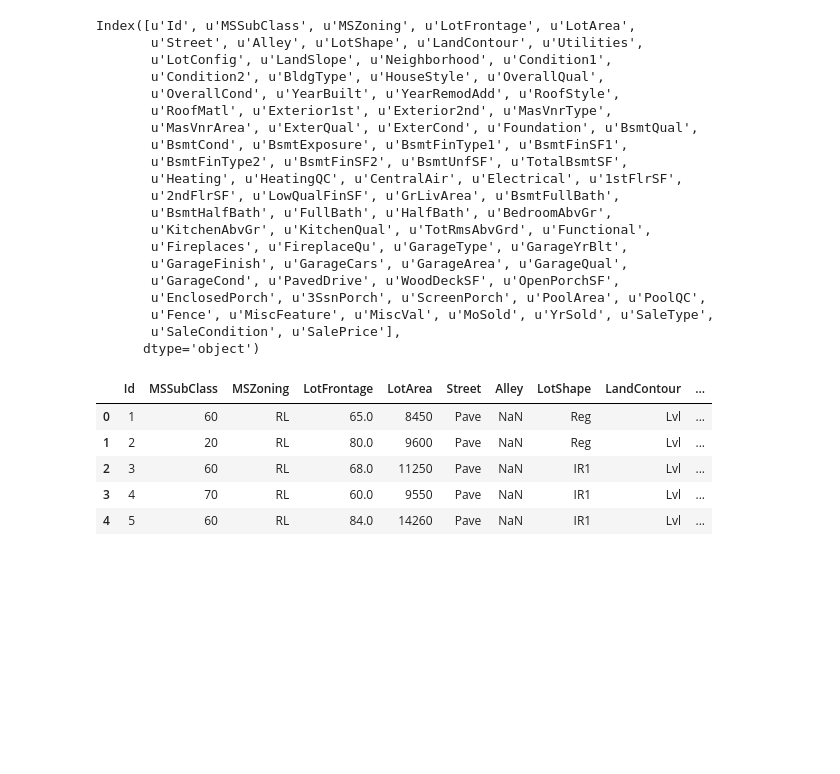
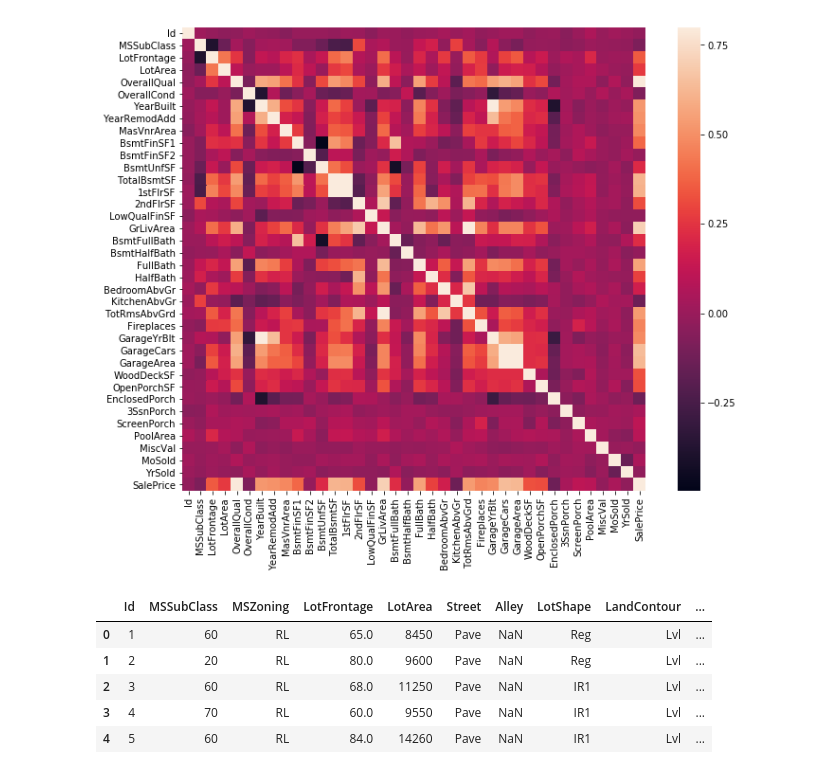
Before and after one commit to anologicon/house-sales-challenge, a Jupyter notebook: House Chalenge.ipynb, the cells around one changed output. Saved outputs shown, nothing was run; the diff lists cells and outputs as text; code cells hidden in the pictures; blank space fills up the shorter version.

```diff
--- a/House Chalenge.ipynb
+++ b/House Chalenge.ipynb
@@ -1,37 +1,34 @@
 # %%
 # Code you have previously used to load data
 import pandas as pd
 import numpy as np
+import seaborn as sns
+import matplotlib.pyplot as plt
 import sys
+from sklearn.tree import DecisionTreeRegressor
+from sklearn.metrics import mean_absolute_error
+
+def get_mae(max_leaf_nodes, train_X, val_X, train_y, val_y):
+    model = DecisionTreeRegressor(max_leaf_nodes=max_leaf_nodes, random_state=0)
+    model.fit(train_X, train_y)
+    preds_val = model.predict(val_X)
+    mae = mean_absolute_error(val_y, preds_val)
+    return(mae)
 
 pd.set_option('display.max_columns', 200)
 
 iowa_file_path = './train.csv'
 
 home_data = pd.read_csv(iowa_file_path)
 
 home_data.columns
+
+
+corrmat = home_data.corr()
+f, ax = plt.subplots(figsize=(12, 9))
+sns.heatmap(corrmat, vmax=.8, square=True);
 # %% [output]
-Index([u'Id', u'MSSubClass', u'MSZoning', u'LotFrontage', u'LotArea',
-       u'Street', u'Alley', u'LotShape', u'LandContour', u'Utilities',
-       u'LotConfig', u'LandSlope', u'Neighborhood', u'Condition1',
-       u'Condition2', u'BldgType', u'HouseStyle', u'OverallQual',
-       u'OverallCond', u'YearBuilt', u'YearRemodAdd', u'RoofStyle',
-       u'RoofMatl', u'Exterior1st', u'Exterior2nd', u'MasVnrType',
-       u'MasVnrArea', u'ExterQual', u'ExterCond', u'Foundation', u'BsmtQual',
-       u'BsmtCond', u'BsmtExposure', u'BsmtFinType1', u'BsmtFinSF1',
-       u'BsmtFinType2', u'BsmtFinSF2', u'BsmtUnfSF', u'TotalBsmtSF',
-       u'Heating', u'HeatingQC', u'CentralAir', u'Electrical', u'1stFlrSF',
-       u'2ndFlrSF', u'LowQualFinSF', u'GrLivArea', u'BsmtFullBath',
-       u'BsmtHalfBath', u'FullBath', u'HalfBath', u'BedroomAbvGr',
-       u'KitchenAbvGr', u'KitchenQual', u'TotRmsAbvGrd', u'Functional',
-       u'Fireplaces', u'FireplaceQu', u'GarageType', u'GarageYrBlt',
-       u'GarageFinish', u'GarageCars', u'GarageArea', u'GarageQual',
-       u'GarageCond', u'PavedDrive', u'WoodDeckSF', u'OpenPorchSF',
-       u'EnclosedPorch', u'3SsnPorch', u'ScreenPorch', u'PoolArea', u'PoolQC',
-       u'Fence', u'MiscFeature', u'MiscVal', u'MoSold', u'YrSold', u'SaleType',
-       u'SaleCondition', u'SalePrice'],
-      dtype='object')
+[figure, added]
 # %%
 home_data.head()
 # %% [output]
```
Also changed, not shown: parts of 4 cells of this notebook.
